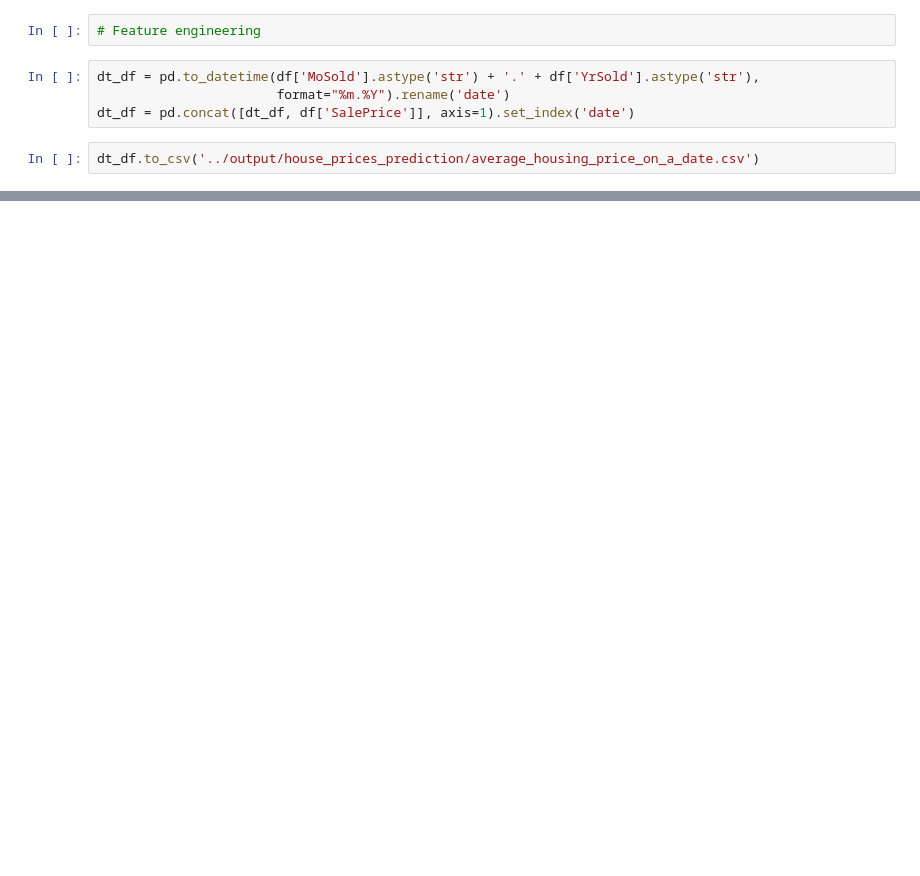
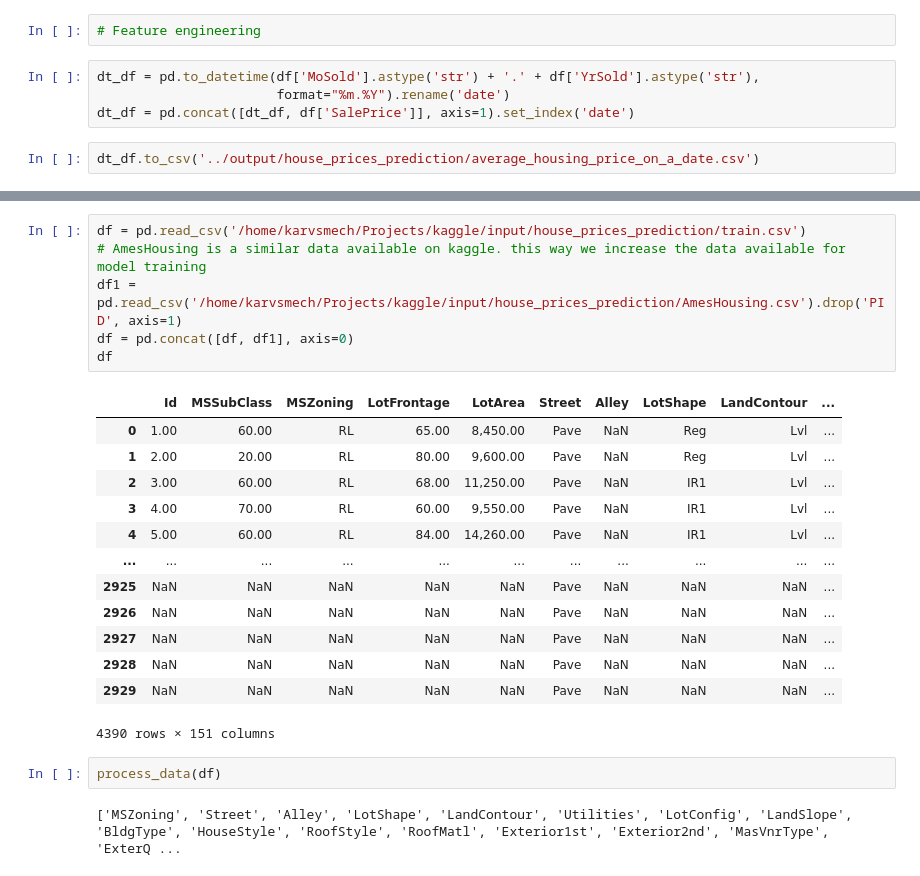
Before and after one commit to karvendhanm/kaggle, a Jupyter notebook: house_prices_prediction/ensemble_with_catboost.ipynb, the cells around one changed output, grey strips where cells are left out. Saved outputs shown, nothing was run; the diff lists cells and outputs as text; blank space fills up the shorter version.

Commit message:
process data with a single preprocessing function

```diff
--- a/house_prices_prediction/ensemble_with_catboost.ipynb
+++ b/house_prices_prediction/ensemble_with_catboost.ipynb
@@ -535,0 +624,24 @@ df
+# %%
+df = pd.read_csv('/home/karvsmech/Projects/kaggle/input/house_prices_prediction/train.csv')
+# AmesHousing is a similar data available on kaggle. this way we increase the data available for model training
+df1 = pd.read_csv('/home/karvsmech/Projects/kaggle/input/house_prices_prediction/AmesHousing.csv').drop('PID', axis=1)
+df = pd.concat([df, df1], axis=0)
+df
+# %% [output]
+|  | Id | MSSubClass | MSZoning | LotFrontage | LotArea | Street | Alley | LotShape | LandContour | ... |
+| 0 | 1.00 | 60.00 | RL | 65.00 | 8,450.00 | Pave | NaN | Reg | Lvl | ... |
+| 1 | 2.00 | 20.00 | RL | 80.00 | 9,600.00 | Pave | NaN | Reg | Lvl | ... |
+| 2 | 3.00 | 60.00 | RL | 68.00 | 11,250.00 | Pave | NaN | IR1 | Lvl | ... |
+| 3 | 4.00 | 70.00 | RL | 60.00 | 9,550.00 | Pave | NaN | IR1 | Lvl | ... |
+| 4 | 5.00 | 60.00 | RL | 84.00 | 14,260.00 | Pave | NaN | IR1 | Lvl | ... |
+| ... | ... | ... | ... | ... | ... | ... | ... | ... | ... | ... |
+| 2925 | NaN | NaN | NaN | NaN | NaN | Pave | NaN | NaN | NaN | ... |
+| 2926 | NaN | NaN | NaN | NaN | NaN | Pave | NaN | NaN | NaN | ... |
+| 2927 | NaN | NaN | NaN | NaN | NaN | Pave | NaN | NaN | NaN | ... |
+| 2928 | NaN | NaN | NaN | NaN | NaN | Pave | NaN | NaN | NaN | ... |
+| 2929 | NaN | NaN | NaN | NaN | NaN | Pave | NaN | NaN | NaN | ... |
+4390 rows × 151 columns
+# %%
+process_data(df)
+# %% [output]
+['MSZoning', 'Street', 'Alley', 'LotShape', 'LandContour', 'Utilities', 'LotConfig', 'LandSlope', 'BldgType', 'HouseStyle', 'RoofStyle', 'RoofMatl', 'Exterior1st', 'Exterior2nd', 'MasVnrType', 'ExterQ ...
```
Also changed, not shown: parts of 16 cells of this notebook, 1 other file.
